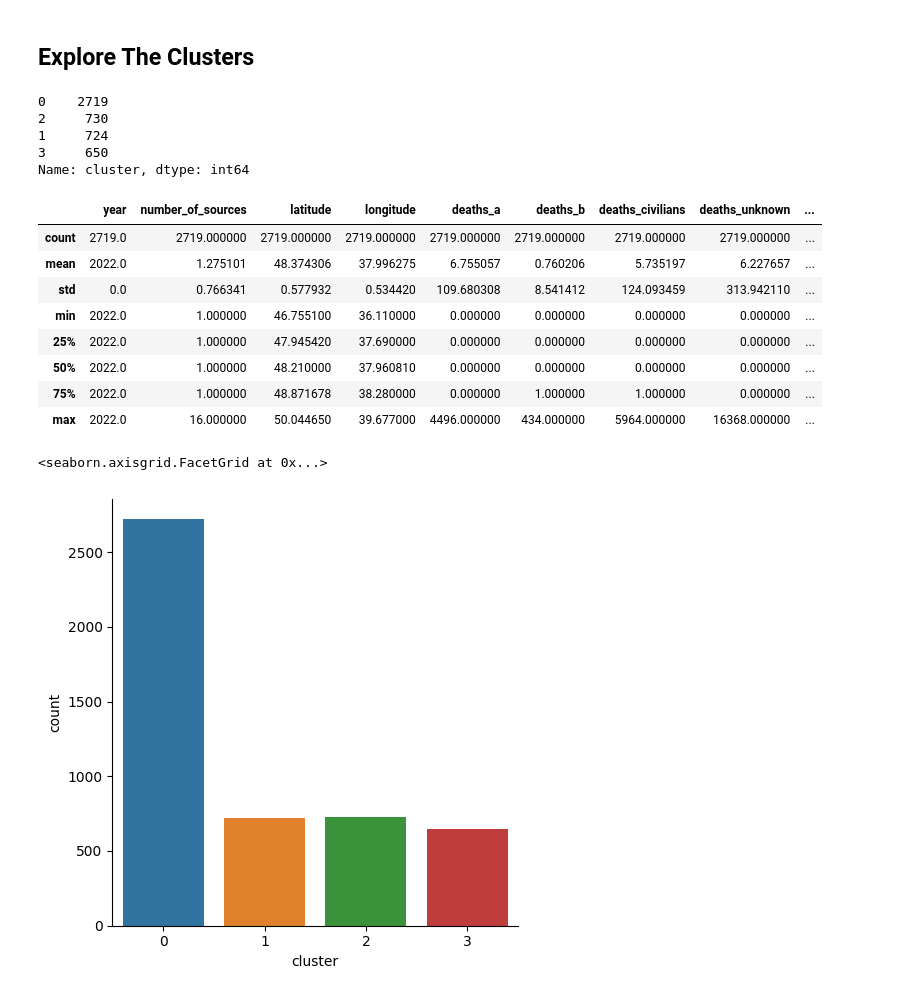
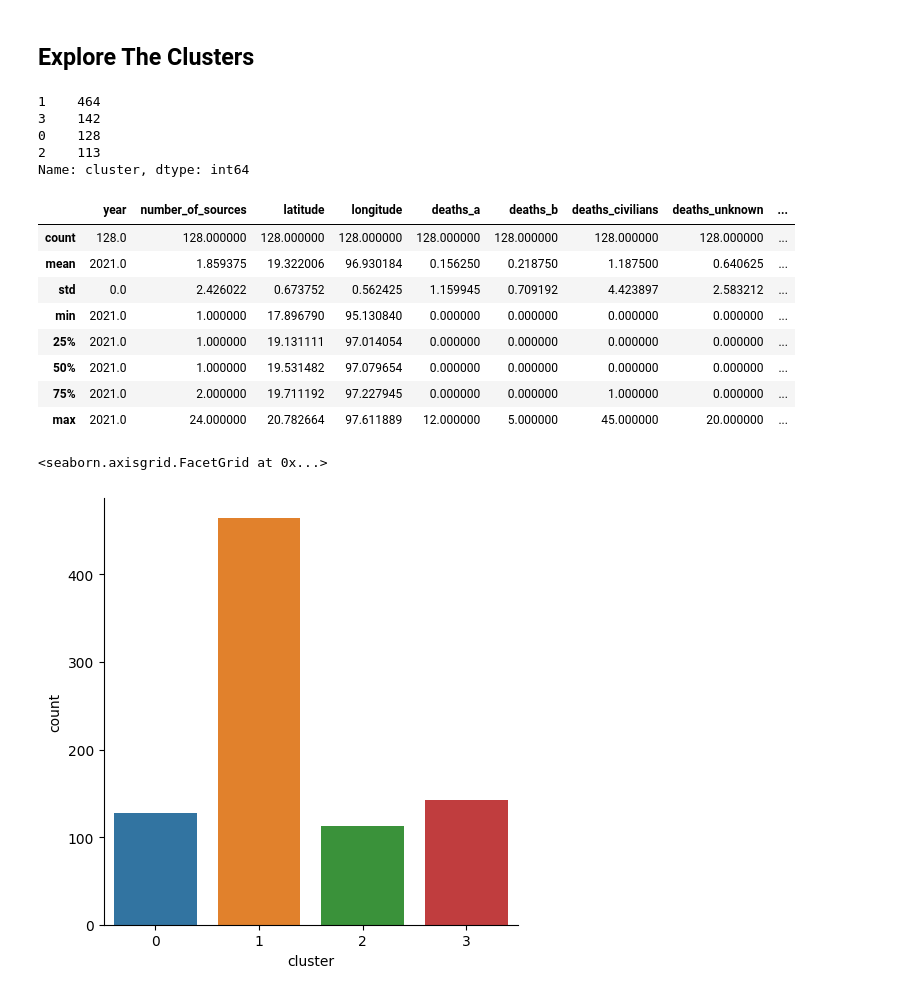
Before and after one commit to Krutik-Patel/DataVis-Assignment-3, a Jupyter notebook: experiments/IMT2021055/stats.ipynb, the cells around one changed output. Drawn from its saved outputs; the diff is of its cells as text; code cells hidden in the pictures.

```diff
--- a/experiments/IMT2021055/stats.ipynb
+++ b/experiments/IMT2021055/stats.ipynb
@@ -163,2 +341,2 @@ regionCountryYear_df.loc["Europe"].loc["Ukraine"]
 # %%
-ukraine_df = df.loc[df["country"] == "Ukraine"]
+myanmar_df = df.loc[df["country"] == "Myanmar (Burma)"]
@@ -167 +343,3 @@ ukraine_df = ukraine_df.loc[ukraine_df["year"] == 2022]
+# %%
+myanmar_df = myanmar_df.loc[myanmar_df["year"] == 2021]
 # %%
@@ -173,7 +351,7 @@ ukraine_df.shape
 # %%
 kmeans4 = KMeans(n_clusters=4, random_state=42)
 
-X = ukraine_df[['latitude', 'longitude']]
+X = myanmar_df[['latitude', 'longitude']]
 
 kmeans4.fit(X)
 
@@ -183,2 +377,2 @@ array([2, 3, 2, ..., 0, 0, 0])
 # %%
-ukraine_df['cluster'] = kmeans4.labels_
+myanmar_df['cluster'] = kmeans4.labels_
@@ -203,28 +391,28 @@ ukraine_df.head()
 # %% [markdown]
 ## Explore The Clusters
 # %%
-ukraine_df['cluster'].value_counts()
+myanmar_df['cluster'].value_counts()
 # %% [output]
-0    2719
-2     730
-1     724
-3     650
+1    464
+3    142
+0    128
+2    113
 Name: cluster, dtype: int64
 # %%
-ukraine_df[ukraine_df['cluster']==0].describe()
+myanmar_df[myanmar_df['cluster']==0].describe()
 # %% [output]
 |  | year | number_of_sources | latitude | longitude | deaths_a | deaths_b | deaths_civilians | deaths_unknown | ... |
-| count | 2719.0 | 2719.000000 | 2719.000000 | 2719.000000 | 2719.000000 | 2719.000000 | 2719.000000 | 2719.000000 | ... |
-| mean | 2022.0 | 1.275101 | 48.374306 | 37.996275 | 6.755057 | 0.760206 | 5.735197 | 6.227657 | ... |
-| std | 0.0 | 0.766341 | 0.577932 | 0.534420 | 109.680308 | 8.541412 | 124.093459 | 313.942110 | ... |
-| min | 2022.0 | 1.000000 | 46.755100 | 36.110000 | 0.000000 | 0.000000 | 0.000000 | 0.000000 | ... |
-| 25% | 2022.0 | 1.000000 | 47.945420 | 37.690000 | 0.000000 | 0.000000 | 0.000000 | 0.000000 | ... |
-| 50% | 2022.0 | 1.000000 | 48.210000 | 37.960810 | 0.000000 | 0.000000 | 0.000000 | 0.000000 | ... |
-| 75% | 2022.0 | 1.000000 | 48.871678 | 38.280000 | 0.000000 | 1.000000 | 1.000000 | 0.000000 | ... |
-| max | 2022.0 | 16.000000 | 50.044650 | 39.677000 | 4496.000000 | 434.000000 | 5964.000000 | 16368.000000 | ... |
+| count | 128.0 | 128.000000 | 128.000000 | 128.000000 | 128.000000 | 128.000000 | 128.000000 | 128.000000 | ... |
+| mean | 2021.0 | 1.859375 | 19.322006 | 96.930184 | 0.156250 | 0.218750 | 1.187500 | 0.640625 | ... |
+| std | 0.0 | 2.426022 | 0.673752 | 0.562425 | 1.159945 | 0.709192 | 4.423897 | 2.583212 | ... |
+| min | 2021.0 | 1.000000 | 17.896790 | 95.130840 | 0.000000 | 0.000000 | 0.000000 | 0.000000 | ... |
+| 25% | 2021.0 | 1.000000 | 19.131111 | 97.014054 | 0.000000 | 0.000000 | 0.000000 | 0.000000 | ... |
+| 50% | 2021.0 | 1.000000 | 19.531482 | 97.079654 | 0.000000 | 0.000000 | 0.000000 | 0.000000 | ... |
+| 75% | 2021.0 | 2.000000 | 19.711192 | 97.227945 | 0.000000 | 0.000000 | 1.000000 | 0.000000 | ... |
+| max | 2021.0 | 24.000000 | 20.782664 | 97.611889 | 12.000000 | 5.000000 | 45.000000 | 20.000000 | ... |
 # %%
-sns.catplot(data=ukraine_df, x='cluster', kind='count')
+sns.catplot(data=myanmar_df, x='cluster', kind='count')
 # %% [output]
 <seaborn.axisgrid.FacetGrid at 0x...>
-[figure, old version]
+[figure, new version]
 # %%
```
Also changed, not shown: parts of 30 cells of this notebook, 2 other files.
